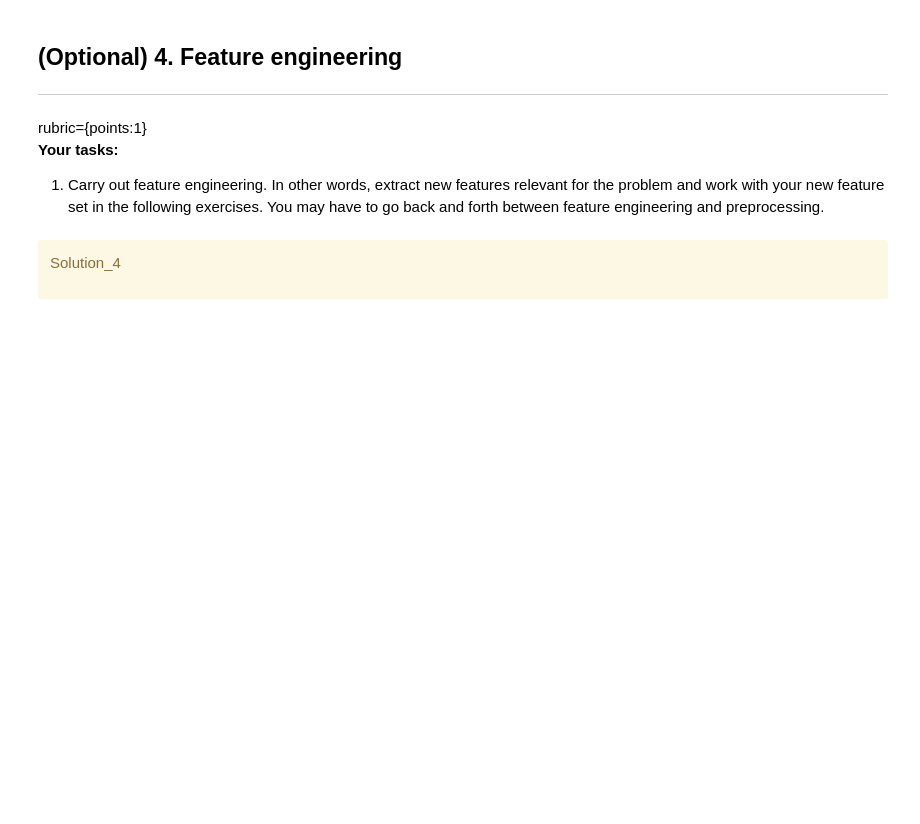
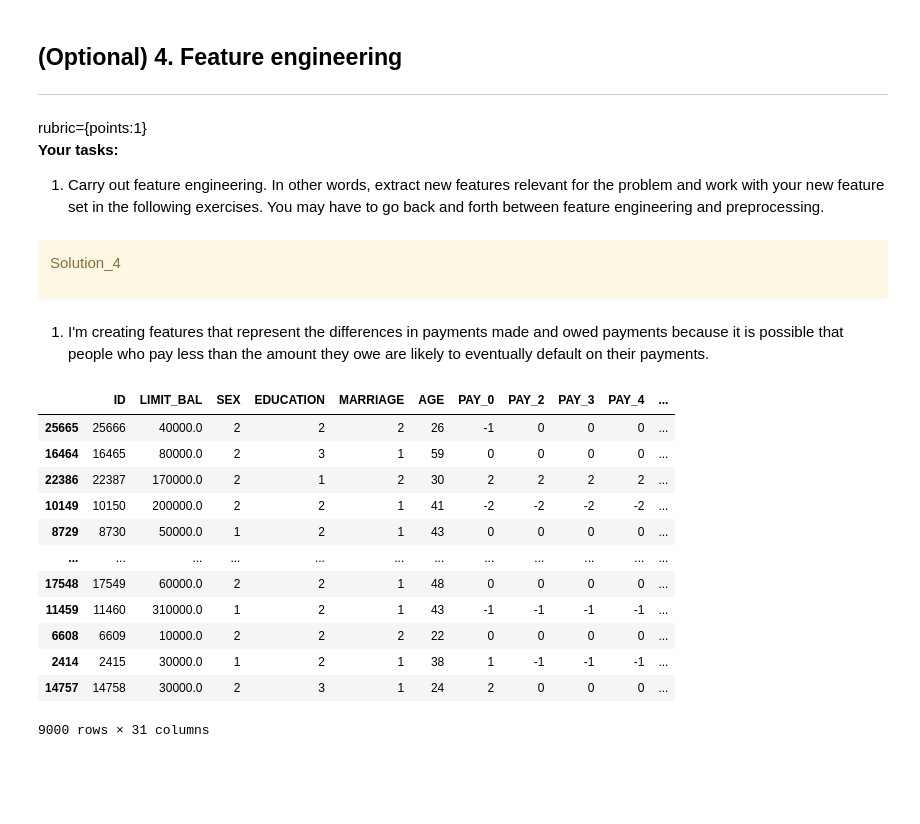
Before and after one commit to UBC-CS/cpsc330-2023s, a Jupyter notebook: hw/hw5/hw5.ipynb, the cells around one changed output. Cells and saved outputs as stored; diff of their text form; code cells hidden in the pictures; blank space fills up the shorter version.

```diff
--- a/hw/hw5/hw5.ipynb
+++ b/hw/hw5/hw5.ipynb
@@ -243,6 +309,38 @@ rubric={points:1}
 Solution_4
 
 </div>
+# %% [markdown]
+1. I'm creating features that represent the differences in payments made and owed payments because it is possible that people who pay less than the amount they owe are likely to eventually default on their payments.
+# %%
+train_df = train_df.assign(DIFF_1 = train_df["BILL_AMT1"] - train_df["PAY_AMT1"])
+train_df = train_df.assign(DIFF_2 = train_df["BILL_AMT2"] - train_df["PAY_AMT2"])
+train_df = train_df.assign(DIFF_3 = train_df["BILL_AMT3"] - train_df["PAY_AMT3"])
+train_df = train_df.assign(DIFF_4 = train_df["BILL_AMT4"] - train_df["PAY_AMT4"])
+train_df = train_df.assign(DIFF_5 = train_df["BILL_AMT5"] - train_df["PAY_AMT5"])
+train_df = train_df.assign(DIFF_6 = train_df["BILL_AMT6"] - train_df["PAY_AMT6"])
+train_df
+
+test_df = test_df.assign(DIFF_1 = test_df["BILL_AMT1"] - test_df["PAY_AMT1"])
+test_df = test_df.assign(DIFF_2 = test_df["BILL_AMT2"] - test_df["PAY_AMT2"])
+test_df = test_df.assign(DIFF_3 = test_df["BILL_AMT3"] - test_df["PAY_AMT3"])
+test_df = test_df.assign(DIFF_4 = test_df["BILL_AMT4"] - test_df["PAY_AMT4"])
+test_df = test_df.assign(DIFF_5 = test_df["BILL_AMT5"] - test_df["PAY_AMT5"])
+test_df = test_df.assign(DIFF_6 = test_df["BILL_AMT6"] - test_df["PAY_AMT6"])
+test_df
+# %% [output]
+|  | ID | LIMIT_BAL | SEX | EDUCATION | MARRIAGE | AGE | PAY_0 | PAY_2 | PAY_3 | PAY_4 | ... |
+| 25665 | 25666 | 40000.0 | 2 | 2 | 2 | 26 | -1 | 0 | 0 | 0 | ... |
+| 16464 | 16465 | 80000.0 | 2 | 3 | 1 | 59 | 0 | 0 | 0 | 0 | ... |
+| 22386 | 22387 | 170000.0 | 2 | 1 | 2 | 30 | 2 | 2 | 2 | 2 | ... |
+| 10149 | 10150 | 200000.0 | 2 | 2 | 1 | 41 | -2 | -2 | -2 | -2 | ... |
+| 8729 | 8730 | 50000.0 | 1 | 2 | 1 | 43 | 0 | 0 | 0 | 0 | ... |
+| ... | ... | ... | ... | ... | ... | ... | ... | ... | ... | ... | ... |
+| 17548 | 17549 | 60000.0 | 2 | 2 | 1 | 48 | 0 | 0 | 0 | 0 | ... |
+| 11459 | 11460 | 310000.0 | 1 | 2 | 1 | 43 | -1 | -1 | -1 | -1 | ... |
+| 6608 | 6609 | 10000.0 | 2 | 2 | 2 | 22 | 0 | 0 | 0 | 0 | ... |
+| 2414 | 2415 | 30000.0 | 1 | 2 | 1 | 38 | 1 | -1 | -1 | -1 | ... |
+| 14757 | 14758 | 30000.0 | 2 | 3 | 1 | 24 | 2 | 0 | 0 | 0 | ... |
+9000 rows × 31 columns
 # %% [markdown]
 <!-- END QUESTION -->
 
```
Also changed, not shown: parts of 106 cells of this notebook, 15 other files.
